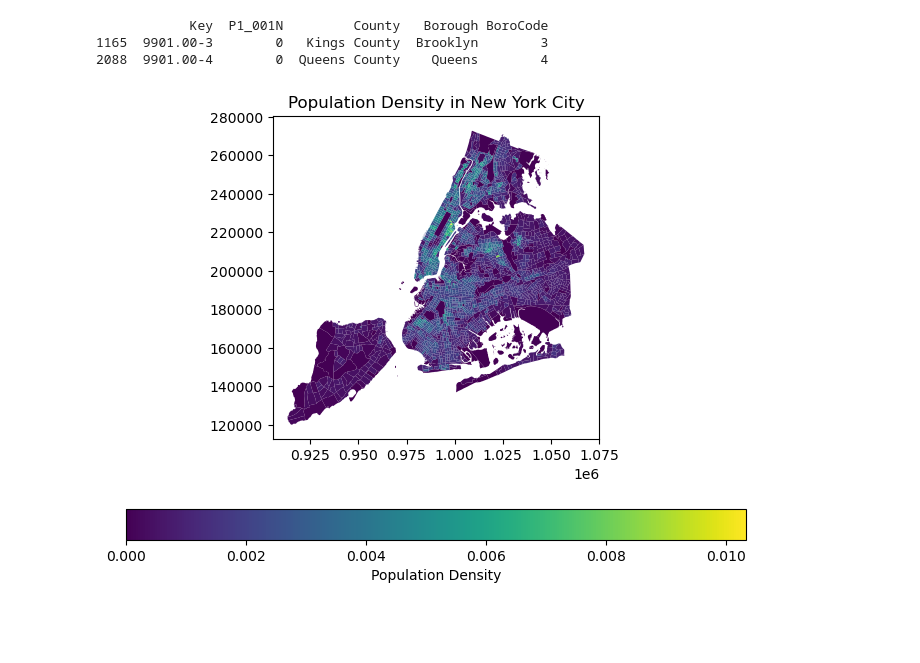
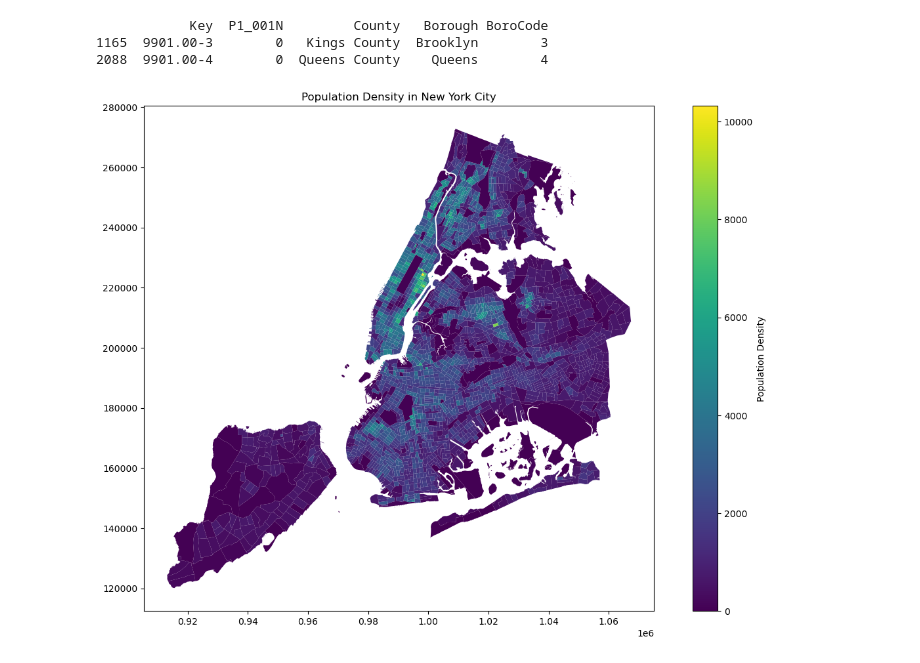
Before and after one commit to jaskcodes/elec-transit-y, a Jupyter notebook: census/analysis/census_viz.ipynb, the cells around one changed output. Drawn from its saved outputs; the diff is of its cells as text; code cells hidden in the pictures; blank space fills up the shorter version.

```diff
--- a/census/analysis/census_viz.ipynb
+++ b/census/analysis/census_viz.ipynb
@@ -27,6 +27,10 @@ gdf['CTLabel'] = gdf['CTLabel'].apply(lambda x: f"{float(x):.2f}")
 
 # Create a "Key" column in gdf
 gdf['Key'] = gdf['CTLabel'] + '-' + gdf['BoroCode']
+
+# Change the area to km^2 instead of m^2
+gdf['Shape_Area'] = gdf['Shape_Area'] / 10**6
+
 # Inspect the first few rows of the cleaned GeoDataFrame
 print(gdf.head())
 # %% [output]
@@ -61,3 +67,5 @@ print(gdf.crs)
 EPSG:2263
 # %%
 # Read the NYC population csv
+pop_df = pd.read_csv(os.path.join(base_dir, '..', 'data', 'nyc_census_tract_population.csv'))
+pop_df.head(5)
@@ -152,11 +167,11 @@ print(missing_rows[['Key', 'P1_001N', 'County', 'Borough', 'BoroCode']])
 # %%
 # Example: Calculate population density and add it as a column
 merged_gdf['Population_Density'] = merged_gdf['P1_001N'] / merged_gdf['Shape_Area']
 
 # Plot the GeoDataFrame and color by population density
-fig, ax = plt.subplots(1, 1, figsize=(8,6))
-merged_gdf.plot(column='Population_Density', ax=ax, legend=True, legend_kwds={'label': "Population Density", 'orientation': "horizontal"})
+fig, ax = plt.subplots(1, 1, figsize=(15,10))
+merged_gdf.plot(column='Population_Density', ax=ax, legend=True, legend_kwds={'label': "Population Density", 'orientation': "vertical"})
 ax.set_title('Population Density in New York City')
 plt.show()
 # %% [output]
-[figure, old version]
+[figure, new version]
```
Also changed, not shown: parts of 2 cells of this notebook, 12 other files.
